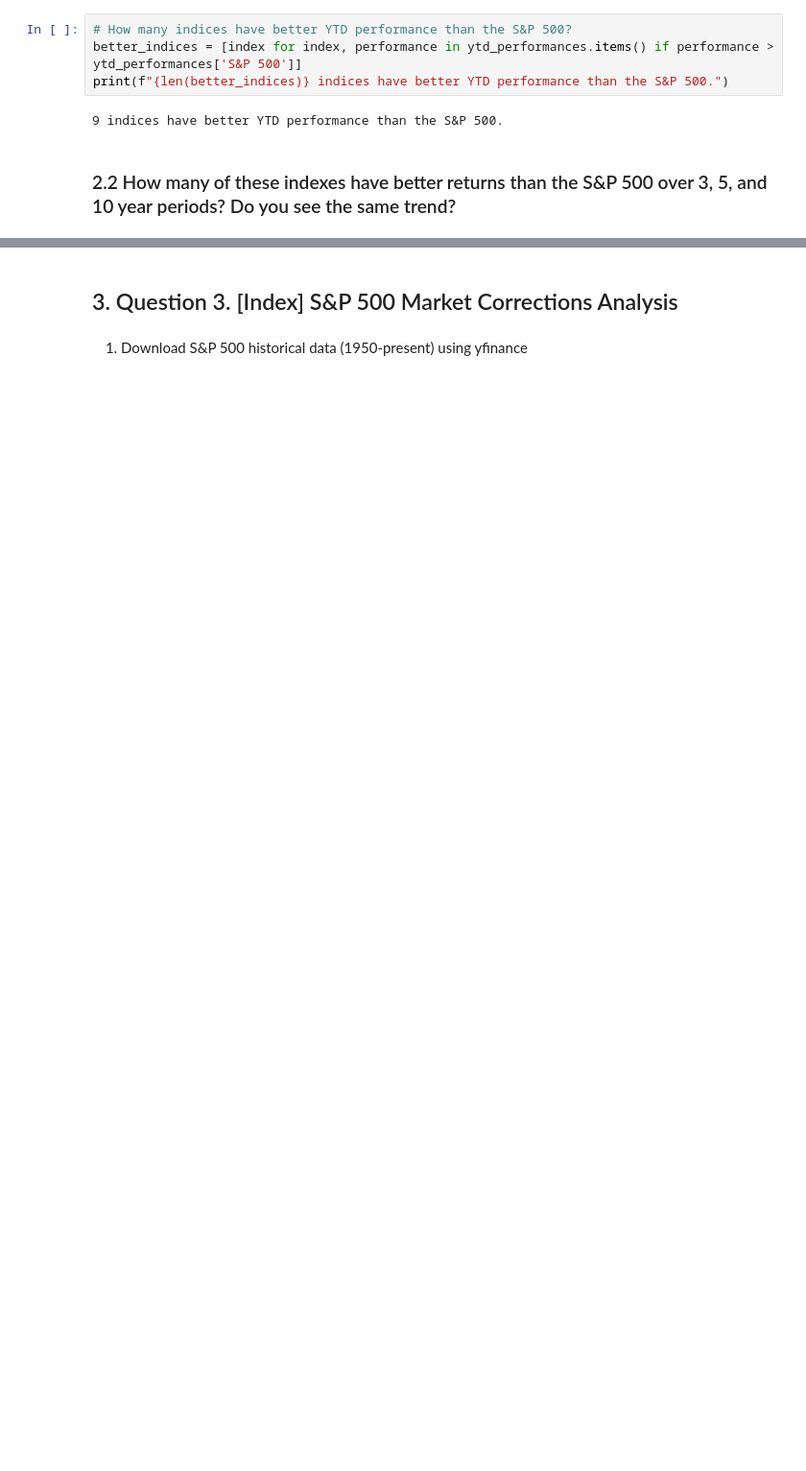
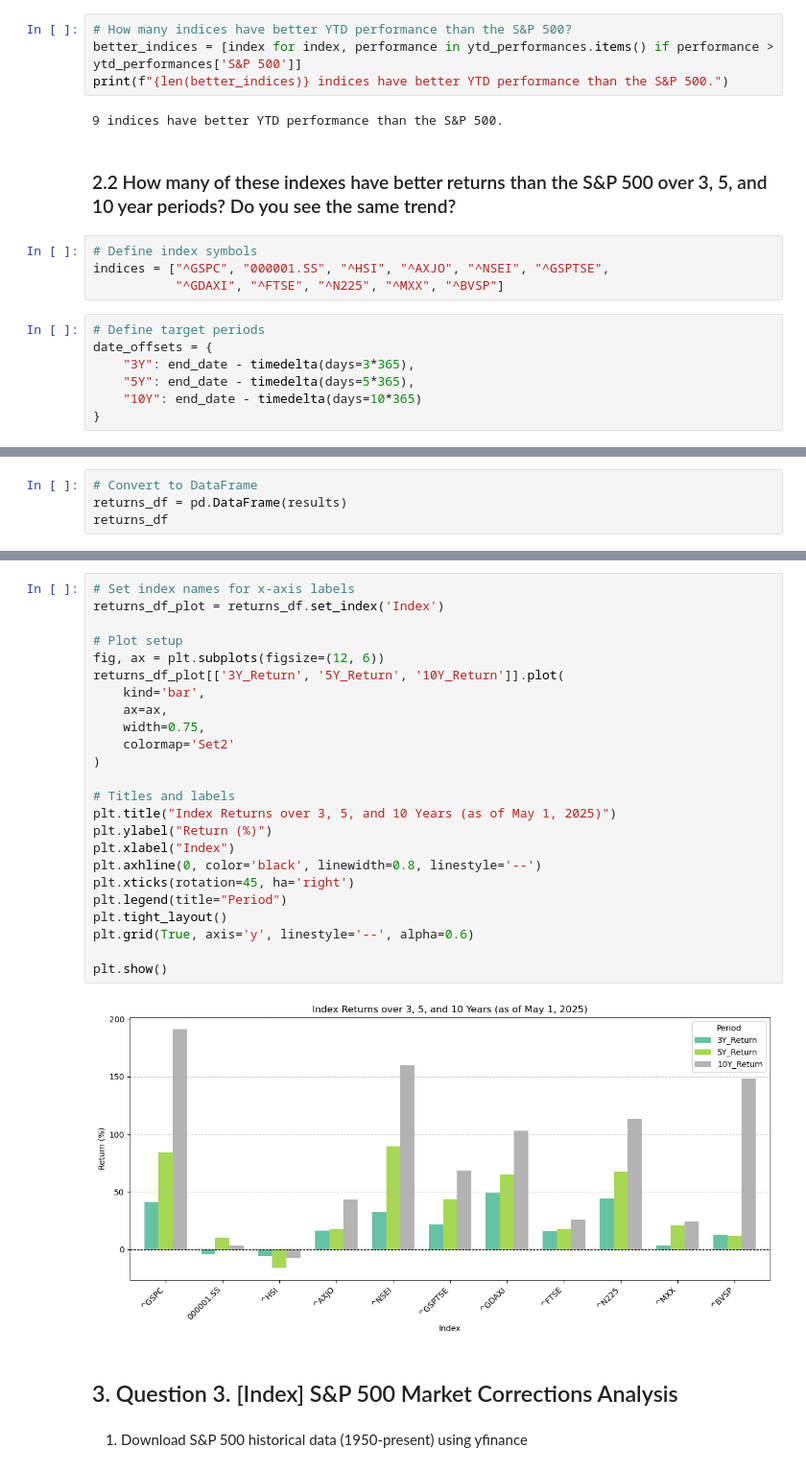
Before and after one commit to Kabalkina/stock_market_analytics_course, a Jupyter notebook: 01-intro-and-data-sources/week1.ipynb, the cells around one changed output, grey strips where cells are left out. Shown at 96% size. Drawn from its saved outputs; the diff is of its cells as text; blank space fills up the shorter version.

```diff
--- a/01-intro-and-data-sources/week1.ipynb
+++ b/01-intro-and-data-sources/week1.ipynb
@@ -250,3 +288,14 @@ print(f"{len(better_indices)} indices have better YTD performance than the S&P 5
 9 indices have better YTD performance than the S&P 500.
 # %% [markdown]
 ### 2.2 How many of these indexes have better returns than the S&P 500 over 3, 5, and 10 year periods? Do you see the same trend?
+# %%
+# Define index symbols
+indices = ["^GSPC", "000001.SS", "^HSI", "^AXJO", "^NSEI", "^GSPTSE",
+           "^GDAXI", "^FTSE", "^N225", "^MXX", "^BVSP"]
+# %%
+# Define target periods
+date_offsets = {
+    "3Y": end_date - timedelta(days=3*365),
+    "5Y": end_date - timedelta(days=5*365),
+    "10Y": end_date - timedelta(days=10*365)
+}
@@ -252,0 +332,4 @@ print(f"{len(better_indices)} indices have better YTD performance than the S&P 5
+# %%
+# Convert to DataFrame
+returns_df = pd.DataFrame(results)
+returns_df
@@ -253,3 +349,29 @@ print(f"{len(better_indices)} indices have better YTD performance than the S&P 5
+# %%
+# Set index names for x-axis labels
+returns_df_plot = returns_df.set_index('Index')
+
+# Plot setup
+fig, ax = plt.subplots(figsize=(12, 6))
+returns_df_plot[['3Y_Return', '5Y_Return', '10Y_Return']].plot(
+    kind='bar',
+    ax=ax,
+    width=0.75,
+    colormap='Set2'
+)
+
+# Titles and labels
+plt.title("Index Returns over 3, 5, and 10 Years (as of May 1, 2025)")
+plt.ylabel("Return (%)")
+plt.xlabel("Index")
+plt.axhline(0, color='black', linewidth=0.8, linestyle='--')
+plt.xticks(rotation=45, ha='right')
+plt.legend(title="Period")
+plt.tight_layout()
+plt.grid(True, axis='y', linestyle='--', alpha=0.6)
+
+plt.show()
+# %% [output]
+[figure, added]
 # %% [markdown]
 ## 3. Question 3. [Index] S&P 500 Market Corrections Analysis
 # %% [markdown]
```
Also changed, not shown: parts of 14 cells of this notebook.
